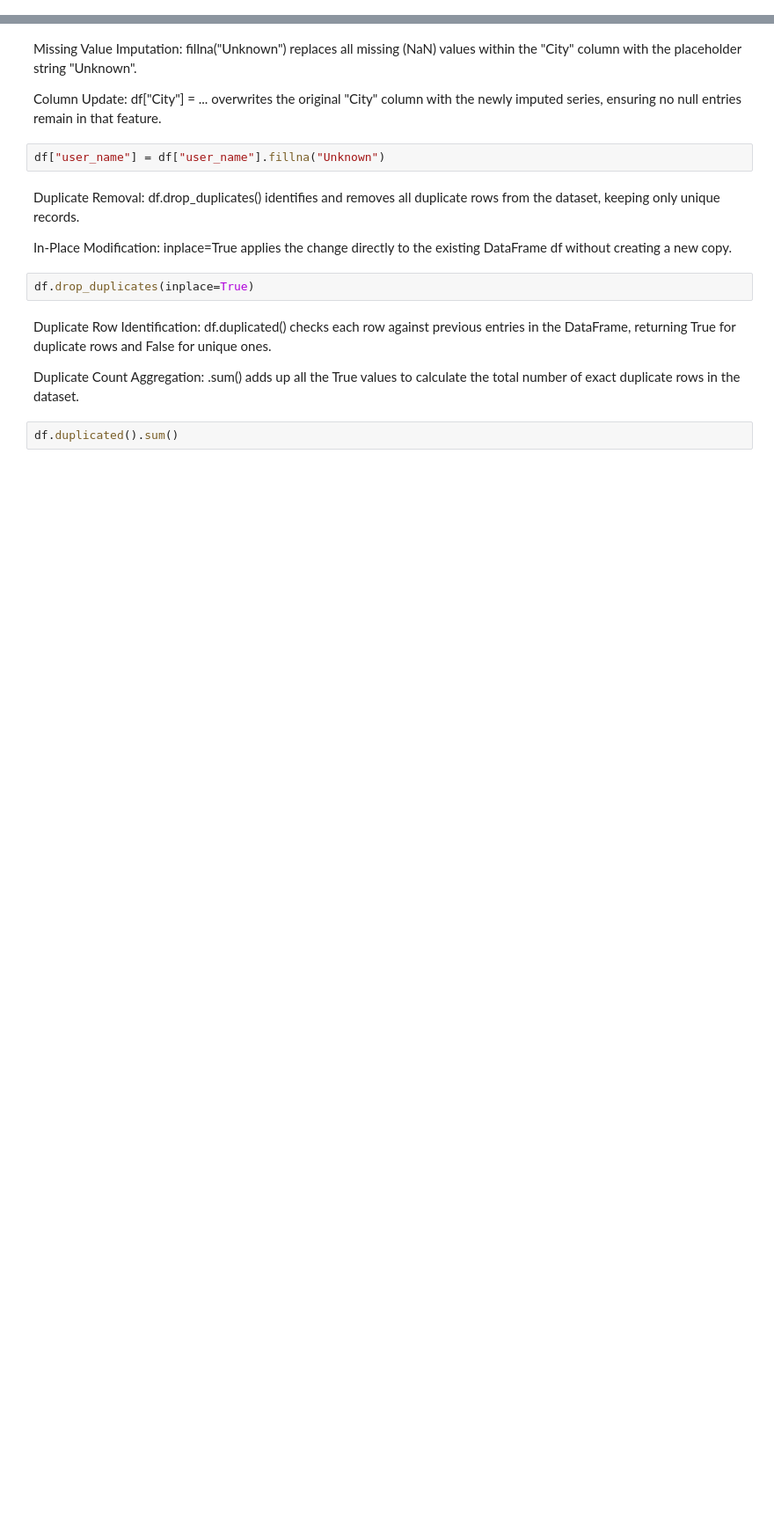
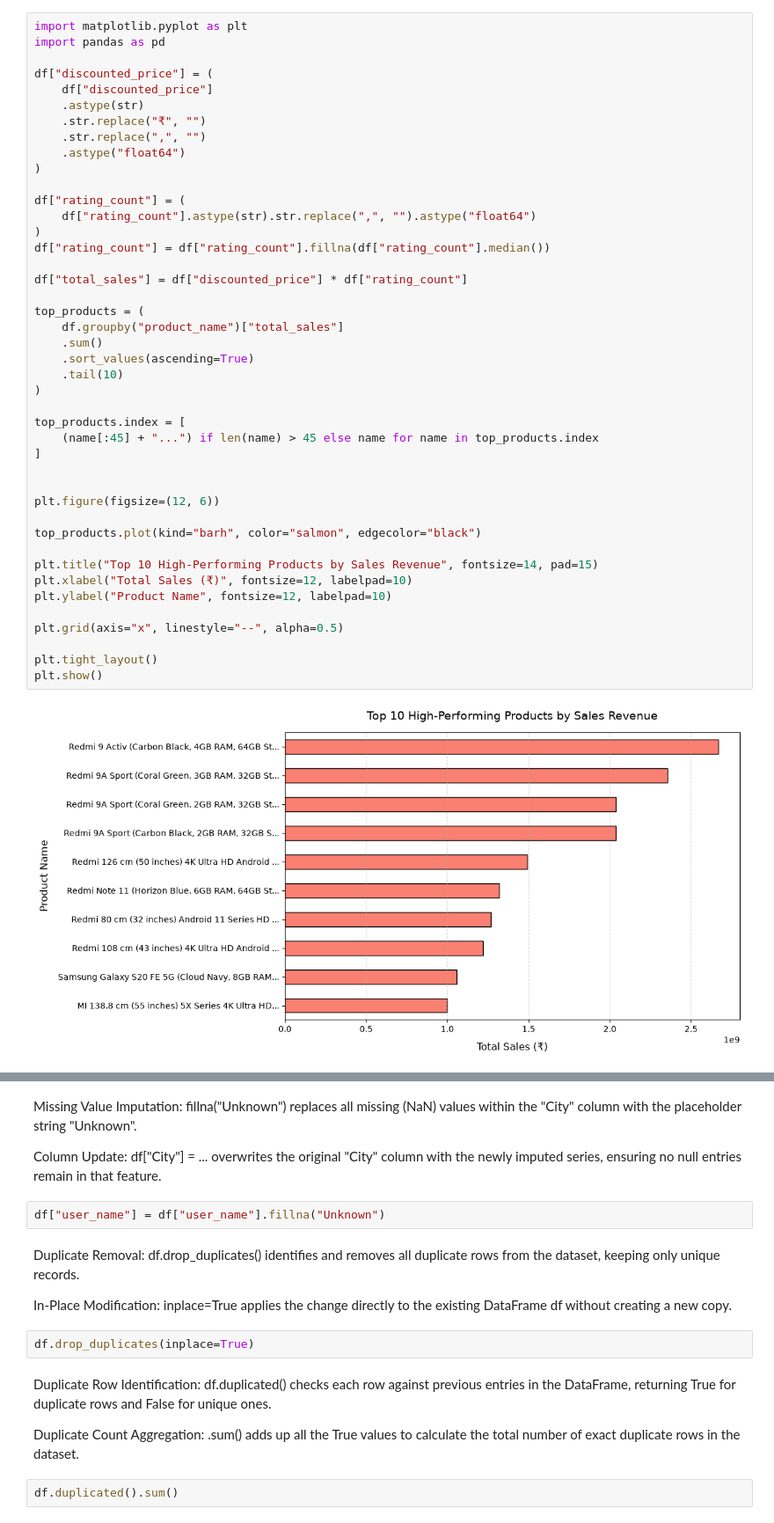
Before and after one commit to akakash2597-bit/Amazon-Data-Analysis, a Jupyter notebook: amazon-analysis.ipynb, the cells around one changed output, grey strips where cells are left out. Shown: that part at 88% size. Cells and saved outputs as stored; diff of their text form; blank space fills up the shorter version.

```diff
--- a/amazon-analysis.ipynb
+++ b/amazon-analysis.ipynb
@@ -0,0 +108,45 @@
+# %%
+import matplotlib.pyplot as plt
+import pandas as pd
+
+df["discounted_price"] = (
+    df["discounted_price"]
+    .astype(str)
+    .str.replace("₹", "")
+    .str.replace(",", "")
+    .astype("float64")
+)
+
+df["rating_count"] = (
+    df["rating_count"].astype(str).str.replace(",", "").astype("float64")
+)
+df["rating_count"] = df["rating_count"].fillna(df["rating_count"].median())
+
+df["total_sales"] = df["discounted_price"] * df["rating_count"]
+
+top_products = (
+    df.groupby("product_name")["total_sales"]
+    .sum()
+    .sort_values(ascending=True)
+    .tail(10)
+)
+
+top_products.index = [
+    (name[:45] + "...") if len(name) > 45 else name for name in top_products.index
+]
+
+
+plt.figure(figsize=(12, 6))
+
+top_products.plot(kind="barh", color="salmon", edgecolor="black")
+
+plt.title("Top 10 High-Performing Products by Sales Revenue", fontsize=14, pad=15)
+plt.xlabel("Total Sales (₹)", fontsize=12, labelpad=10)
+plt.ylabel("Product Name", fontsize=12, labelpad=10)
+
+plt.grid(axis="x", linestyle="--", alpha=0.5)
+
+plt.tight_layout()
+plt.show()
+# %% [output]
+[figure, added]
```
Also changed, not shown: parts of 19 cells of this notebook, 6 other files.
